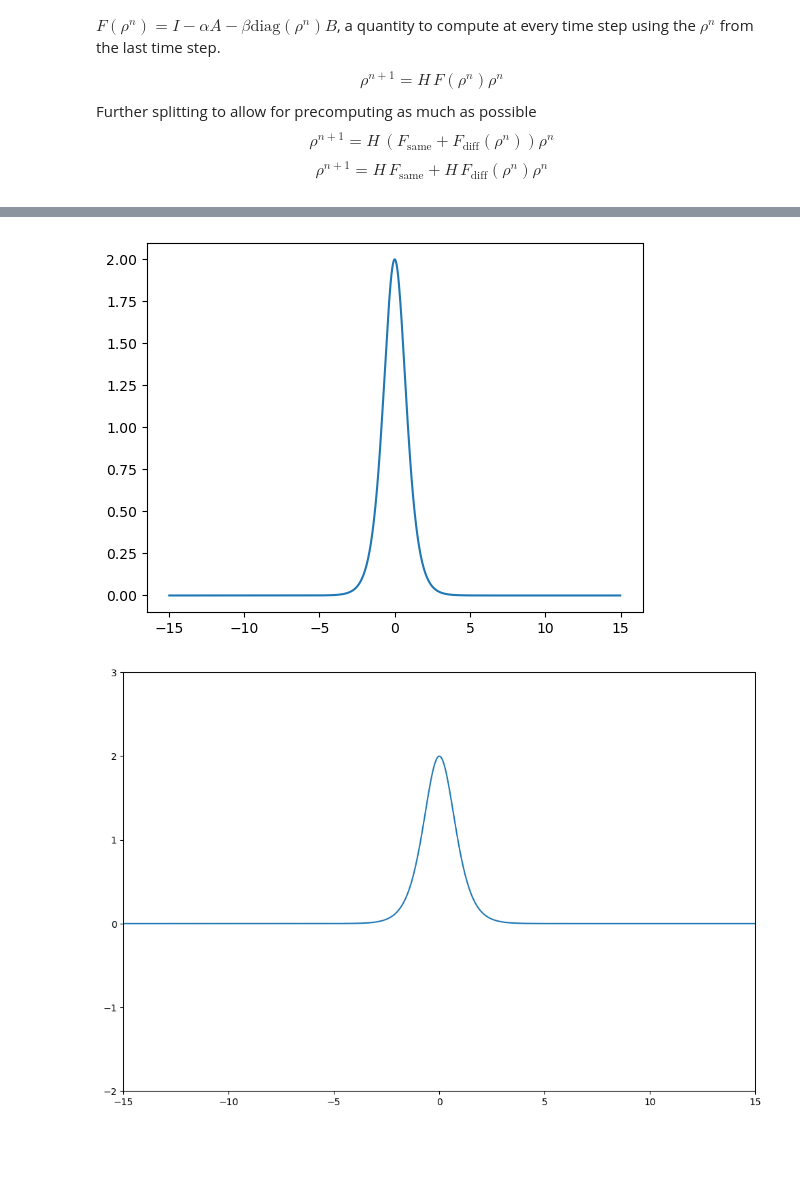
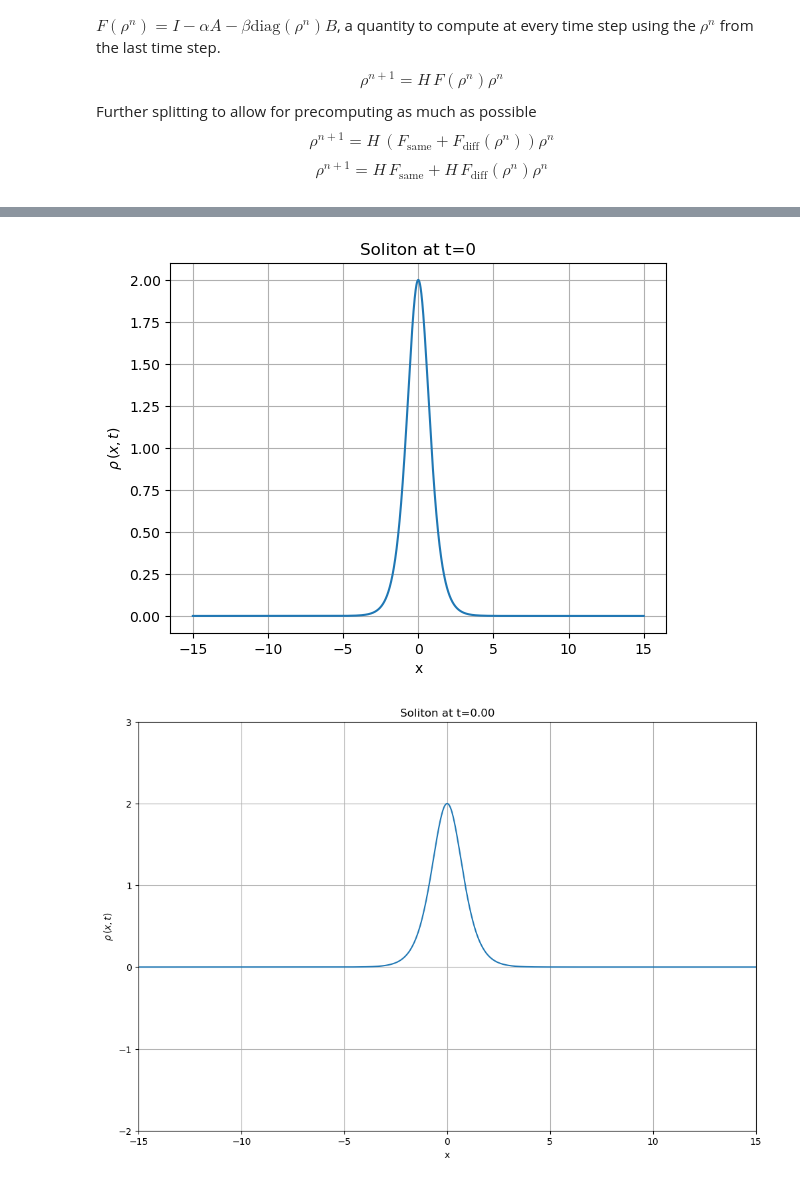
Before and after one commit to LordofDorknes/ProfHurst_PHYS240_Sp23, a Jupyter notebook: Newby/Newby_Robin_Homework8_Problem14.ipynb, the cells around one changed output, grey strips where cells are left out. Cells and saved outputs as stored; diff of their text form; code cells hidden in the pictures; blank space fills up the shorter version.

```diff
--- a/Newby/Newby_Robin_Homework8_Problem14.ipynb
+++ b/Newby/Newby_Robin_Homework8_Problem14.ipynb
@@ -109,7 +109,7 @@ maxTime=20
 tGridNum=int(np.ceil(maxTime/tau)) # we'd rather ceil than floor
 
 L=30 #length
-xGridSize=0.05
+xGridSize=0.01
 xGridNum=int(np.ceil(L/(xGridSize))) # integer
 
 bufferSize=0#2 #set equal to the furthest away the derivative looks ahead on either side from the current point
@@ -197,0 +179,19 @@ done
+# %%
+
+blowupFrame=tGridNum
+for j in range(1,tGridNum):
+    F_diff=-beta*scipy.sparse.diags(state,0)@B
+    HF_diff=H@F_diff
+    Full_Advance_operator=HF_same+HF_diff
+    state=Full_Advance_operator@state
+    #grid[0,j]=0
+    #grid[-1,j]=0
+    #enforces boundary conditions? should not do anything as the conditions should be automatically enforced
+    grid[:,j]=state
+    if j % np.ceil(tGridNum/100) == 0:
+        print(f'{j/(tGridNum)*100:.1f} % done')
+    if np.isnan(grid[1,j]):
+        print('numerical instability caused blowup')
+        blowupFrame=j
+        break;
+print('done')
@@ -200,10 +220,14 @@ Well, the warnings aren't an encouraging sign. They appear because the solution
 # %%
 
 import matplotlib.pyplot as plt
 timeStep=0
 fig=plt.plot(xGrid,grid[:,timeStep])
+plt.title("Soliton at t=0")
+plt.xlabel("x")
+plt.ylabel("$\\rho\,(x,t)$")
+plt.grid(visible=True)
 # %% [output]
-[figure, old version]
+[figure, new version]
 # %%
 import matplotlib.animation as animation
 fig, ax = plt.subplots(figsize=(12,8))
@@ -211,13 +235,17 @@ ax.set(xlim=(-L/2,L/2),ylim=(-2,3))
 
 curve=ax.plot(xGrid,grid[:,0])[0]
 
+plt.xlabel("x")
+plt.ylabel("$\\rho\,(x,t)$")
+plt.grid(visible=True)
 def animateKDV(i):
+    plt.title(f"Soliton at t={i*tau:.2f}")
     curve.set_ydata(grid[:,i])
 
 anim=animation.FuncAnimation(fig,animateKDV,interval=1000*tau,frames=min(tGridNum,blowupFrame+100))
 anim.save(f'kdv_test_tau={tau}_T={maxTime}_xGridSize={xGridSize}_L={L}.mp4')
 # %% [output]
-[figure, old version]
+[figure, new version]
 # %%
 #from matplotlib import cm
 #fig, ax = plt.subplots(subplot_kw={"projection": "3d"})
```
Also changed, not shown: parts of 3 cells of this notebook.
